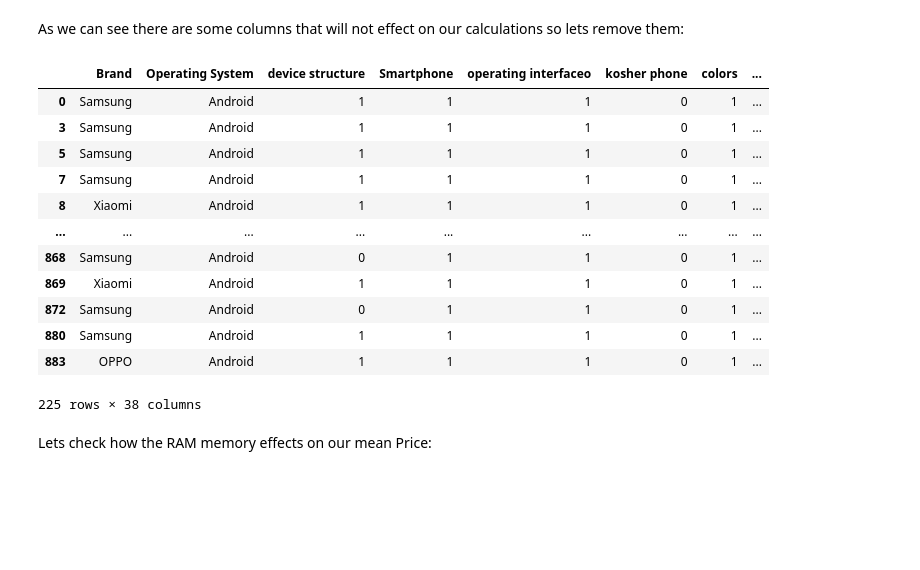
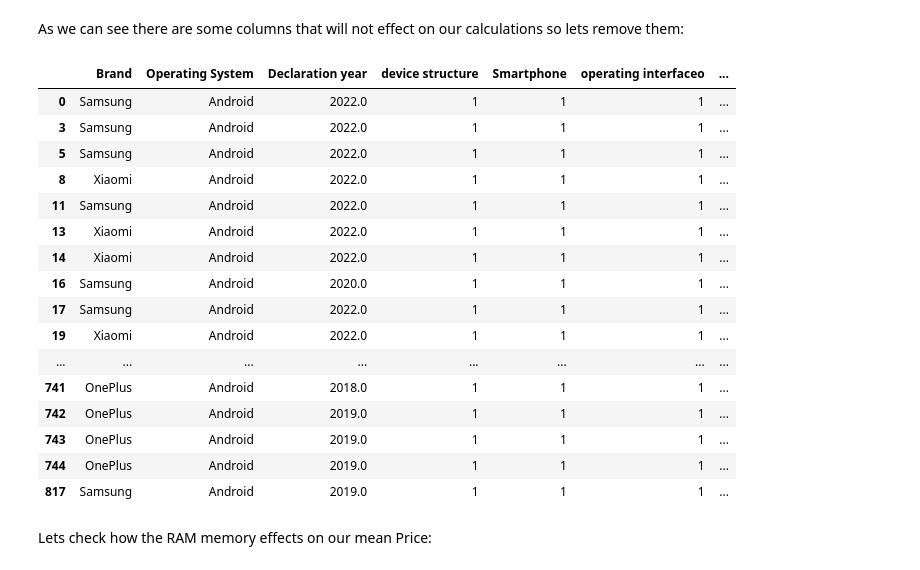
Before and after one commit to Davidtal1/PhoneProjects, a Jupyter notebook: PhonesProject.ipynb, the cells around one changed output. Drawn from its saved outputs; the diff is of its cells as text; code cells hidden in the pictures; blank space fills up the shorter version.

```diff
--- a/PhonesProject.ipynb
+++ b/PhonesProject.ipynb
@@ -483,23 +482,27 @@ plt.show()
 As we can see there are some columns that will not effect on our calculations so lets remove them:
 # %%
 dfUnionPrice=dfUnionPrice.drop(['operator','Network kind','Flash'],axis=1)
-dfUnionPrice= dfUnionPrice.dropna(axis=1, thresh=dfUnionPrice.shape[0] - 100)
+dfUnionPrice= dfUnionPrice.dropna(axis=1, thresh=dfUnionPrice.shape[0] - 150)
 dfUnionPrice= dfUnionPrice.dropna()
 dfUnionPrice
 # %% [output]
-|  | Brand | Operating System | device structure | Smartphone | operating interfaceo | kosher phone | colors | ... |
-| 0 | Samsung | Android | 1 | 1 | 1 | 0 | 1 | ... |
-| 3 | Samsung | Android | 1 | 1 | 1 | 0 | 1 | ... |
-| 5 | Samsung | Android | 1 | 1 | 1 | 0 | 1 | ... |
-| 7 | Samsung | Android | 1 | 1 | 1 | 0 | 1 | ... |
-| 8 | Xiaomi | Android | 1 | 1 | 1 | 0 | 1 | ... |
-| ... | ... | ... | ... | ... | ... | ... | ... | ... |
-| 868 | Samsung | Android | 0 | 1 | 1 | 0 | 1 | ... |
-| 869 | Xiaomi | Android | 1 | 1 | 1 | 0 | 1 | ... |
-| 872 | Samsung | Android | 0 | 1 | 1 | 0 | 1 | ... |
-| 880 | Samsung | Android | 1 | 1 | 1 | 0 | 1 | ... |
-| 883 | OPPO | Android | 1 | 1 | 1 | 0 | 1 | ... |
+|  | Brand | Operating System | Declaration year | device structure | Smartphone | operating interfaceo | ... |
+| 0 | Samsung | Android | 2022.0 | 1 | 1 | 1 | ... |
+| 3 | Samsung | Android | 2022.0 | 1 | 1 | 1 | ... |
+| 5 | Samsung | Android | 2022.0 | 1 | 1 | 1 | ... |
+| 8 | Xiaomi | Android | 2022.0 | 1 | 1 | 1 | ... |
+| 11 | Samsung | Android | 2022.0 | 1 | 1 | 1 | ... |
+| 13 | Xiaomi | Android | 2022.0 | 1 | 1 | 1 | ... |
+| 14 | Xiaomi | Android | 2022.0 | 1 | 1 | 1 | ... |
+| 16 | Samsung | Android | 2020.0 | 1 | 1 | 1 | ... |
+| 17 | Samsung | Android | 2022.0 | 1 | 1 | 1 | ... |
+| 19 | Xiaomi | Android | 2022.0 | 1 | 1 | 1 | ... |
+| ... | ... | ... | ... | ... | ... | ... | ... |
+| 741 | OnePlus | Android | 2018.0 | 1 | 1 | 1 | ... |
+| 742 | OnePlus | Android | 2019.0 | 1 | 1 | 1 | ... |
+| 743 | OnePlus | Android | 2019.0 | 1 | 1 | 1 | ... |
+| 744 | OnePlus | Android | 2019.0 | 1 | 1 | 1 | ... |
+| 817 | Samsung | Android | 2019.0 | 1 | 1 | 1 | ... |
-225 rows × 38 columns
 # %% [markdown]
 Lets check how the RAM memory effects on our mean Price:
 # %%
```
Also changed, not shown: parts of 1 cell of this notebook.
